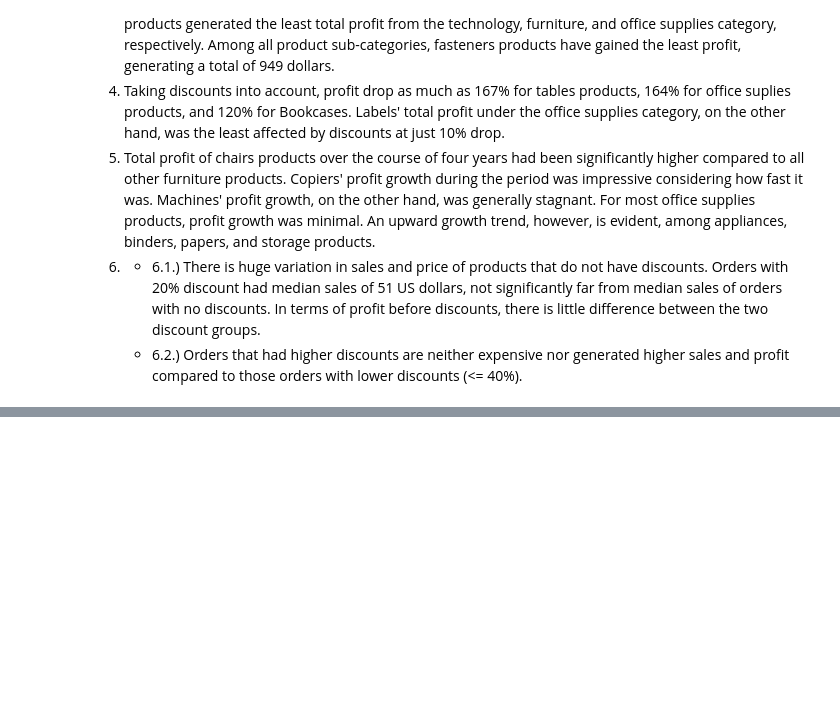
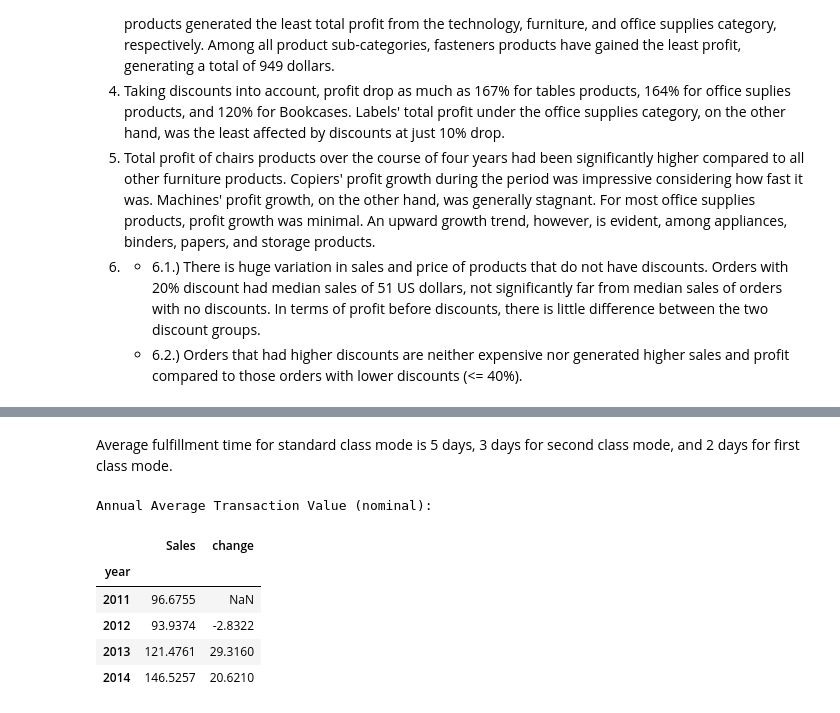
Before and after one commit to mantra0519/Retail_store_analysis, a Jupyter notebook: store_analysis.ipynb, the cells around one changed output, grey strips where cells are left out. Saved outputs shown, nothing was run; the diff lists cells and outputs as text; code cells hidden in the pictures; blank space fills up the shorter version.

```diff
--- a/store_analysis.ipynb
+++ b/store_analysis.ipynb
@@ -925,0 +954,16 @@ The table above shows there were 4798 orders that had no discount while 300 orde
+# %% [markdown]
+Average fulfillment time for standard class mode is 5 days, 3 days for second class mode, and 2 days for first class mode.
+# %%
+print('Annual Average Transaction Value (nominal):')
+
+av_tv=pd.DataFrame(data.groupby('year')['Sales'].sum() / data['Order ID'].nunique())
+av_tv['change'] = av_tv['Sales'].pct_change() * 100
+av_tv
+# %% [output]
+Annual Average Transaction Value (nominal):
+|  | Sales | change |
+| year |  |  |
+| 2011 | 96.6755 | NaN |
+| 2012 | 93.9374 | -2.8322 |
+| 2013 | 121.4761 | 29.3160 |
+| 2014 | 146.5257 | 20.6210 |
```
Also changed, not shown: parts of 11 cells of this notebook.
